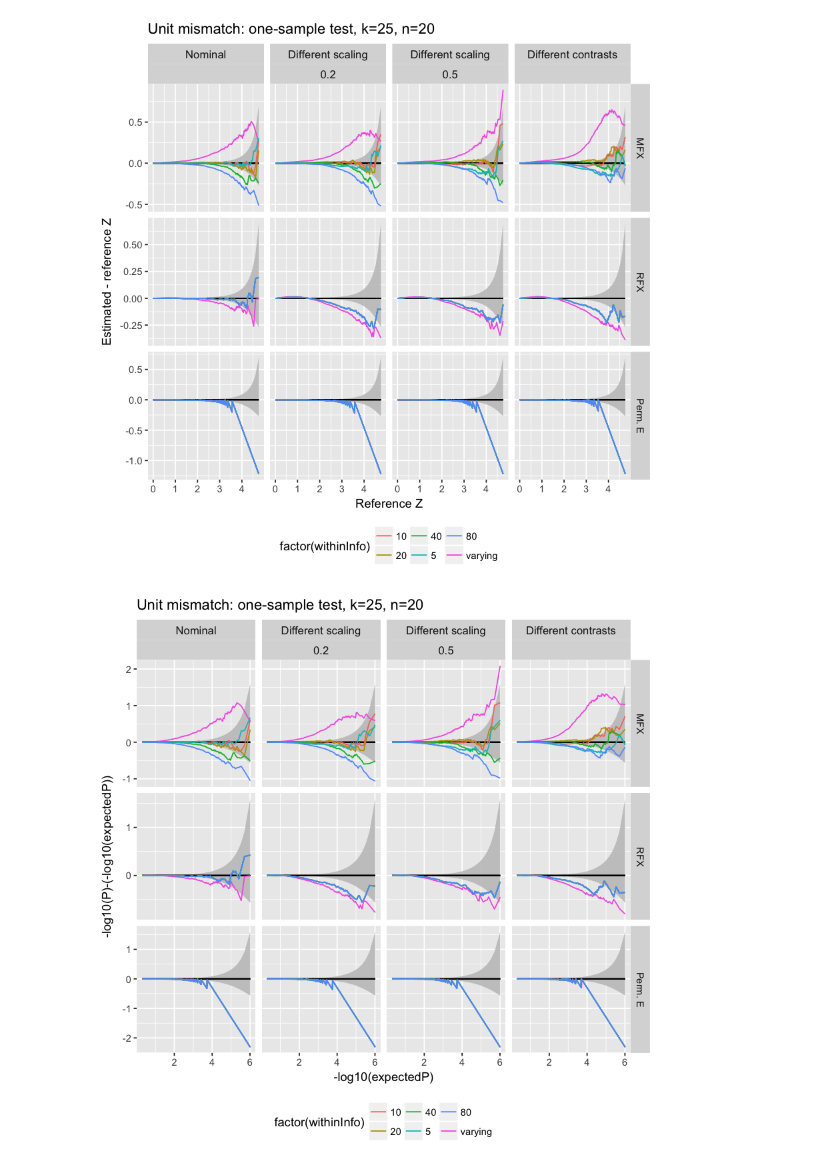
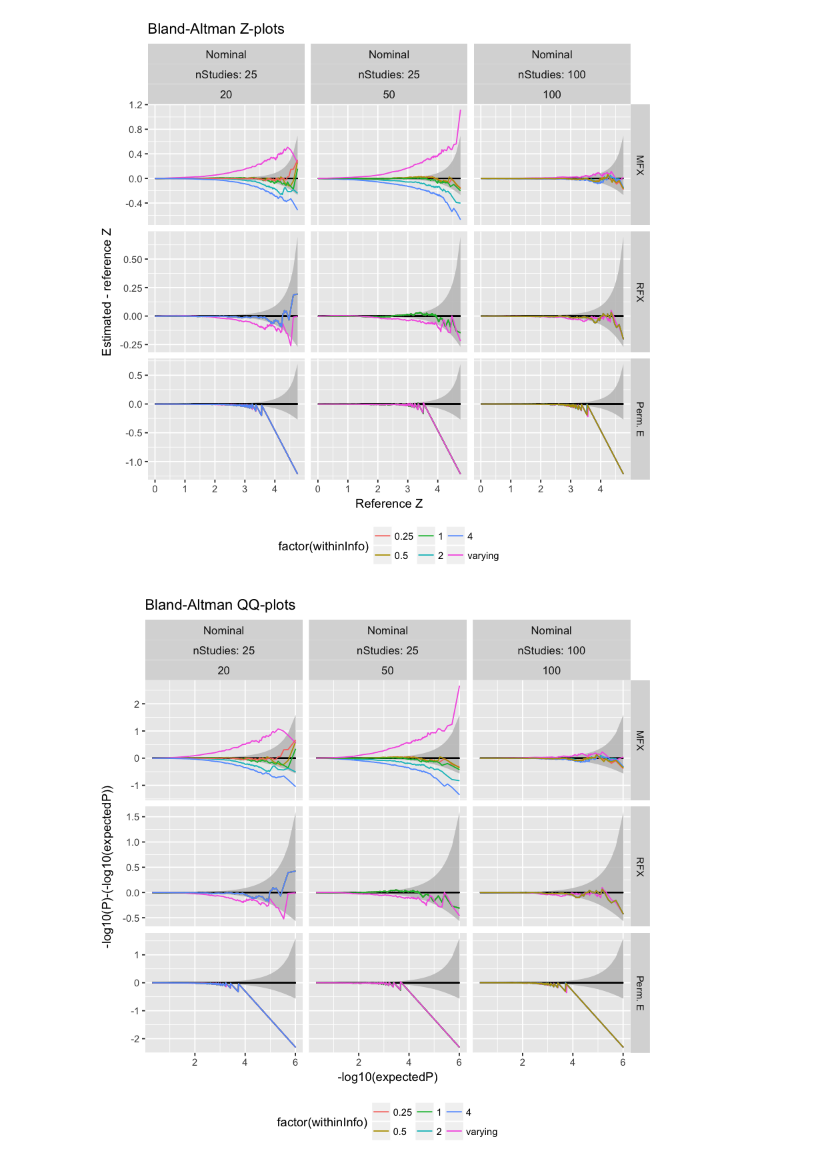
Before and after one commit to cmaumet/zmeta, a Jupyter notebook: Scripts/simulations/lib/plot_n50.ipynb, the cells around one changed output. Saved outputs shown, nothing was run; the diff lists cells and outputs as text; code cells hidden in the pictures.

Commit message:
Single plot summary

```diff
--- a/Scripts/simulations/lib/plot_n50.ipynb
+++ b/Scripts/simulations/lib/plot_n50.ipynb
@@ -17,5 +8,6 @@ The following object is masked from ‘package:ggplot2’:
 # %%
-allsimudat_n50 <- load_data_from_csv('^test1_k025_n50_btw1_.*')
-allsimudat_n20 <- load_data_from_csv('^test1_k025_btw1_.*')
+allsimudat_k25_n50 <- load_data_from_csv('^test1_k025_n50_btw1_.*')
+allsimudat_k25_n20 <- load_data_from_csv('^test1_k025_btw1_.*')
+allsimudat_k50_n20 <- load_data_from_csv('^test1_k050_btw1_.*')
 allsimudat_k100_n100 <- load_data_from_csv('^test1_k100_n100_btw1_.*')
 # %% [output]
@@ -39,37 +31,48 @@ allsimudat_k100_n100 <- load_data_from_csv('^test1_k100_n100_btw1_.*')
 # %%
-allsimudat <- rbind(allsimudat_n50, allsimudat_n20, allsimudat_k100_n100)
+allsimudat <- rbind(allsimudat_k25_n50, allsimudat_k25_n20, allsimudat_k100_n100)
 # %%
-allsimudat$withinInfo <- allsimudat$Within
+allsimudat$withinInfo <- allsimudat$Within/allsimudat$nSubjects
 allsimudat$withinInfo[allsimudat$WithinSame==FALSE] <- "varying"
 allsimudat$withinInfo <- factor(allsimudat$withinInfo)
 # %%
 source('plot_lib.R')
 source('prepare_data.R')
 source('plot_unit_mismatch.R')
 source('plot_blandaldman_z.R')
 source('plot_grid_methods_color_within.R')
 source('plot_qq_p.R')
 
 con_methods <- c("megaMFX","megaRFX","permutCon", "megaFFX_FSL")
 con_data_1 <- subset(allsimudat, is.finite(expectedz) & expectedz>0  &  methods %in% con_methods)
 
 best_con_data_1 <- subset(con_data_1,
     ((methods %in% c("megaMFX") & Between==1) |
-     (methods %in% c("megaRFX"))  |
+     (methods %in% c("megaRFX") & Between==1)  |
      (methods %in% c("megaFFX_FSL") & Between==0) |
      (methods %in% c("permutCon"))
-    ) & (nStudies==25 | nStudies==100))
+    ) & (unitMism=="nominal"))
 
 best_con_data_1_n20 <- subset(best_con_data_1, nSubjects==20)
 best_con_data_1_n50 <- subset(best_con_data_1, nSubjects==50)
 best_con_data_1_n100_k100 <- subset(best_con_data_1, nSubjects==100)
 
 
-# Note for RFX we only keep btw=1 for display purposes (results with btw=0 are very similar)
-# Also we only keep z>4.5 (to avoid very variable tail affecting ylim)
-plot_unit_mismatch(
-    subset(best_con_data_1_n20, ((methods %in% c("megaRFX") & Between==1) | !(methods %in% c("megaRFX")))),
-    'one-sample test, k=25, n=20', mult=FALSE, single=TRUE, lim=NA, max_z=18)
+p <- plot_blandaldman_z(
+    list(best_con_data_1),
+    formula=methods~unitMism+nStudies+nSubjects,
+    title="Bland-Altman Z-plots",
+    mult=FALSE,
+    lim=NA, max_z=18, filename=NA)
+p <- plot_qq_p(
+    list(best_con_data_1),
+    formula=methods~unitMism+nStudies+nSubjects,
+    "Bland-Altman QQ-plots",
+    mult=FALSE,
+    lim=NA, max_z=18, filename=NA)
+
+# plot_unit_mismatch(
+#     subset(best_con_data_1_n20, ((methods %in% c("megaRFX") & Between==1) | !(methods %in% c("megaRFX")))),
+#     'one-sample test, k=25, n=20', mult=FALSE, single=TRUE, lim=NA, max_z=18)
 # %% [output]
-[figure, old version]
+[figure, new version]
-[figure, old version]
+[figure, new version]
```
Also changed, not shown: parts of 4 cells of this notebook.
